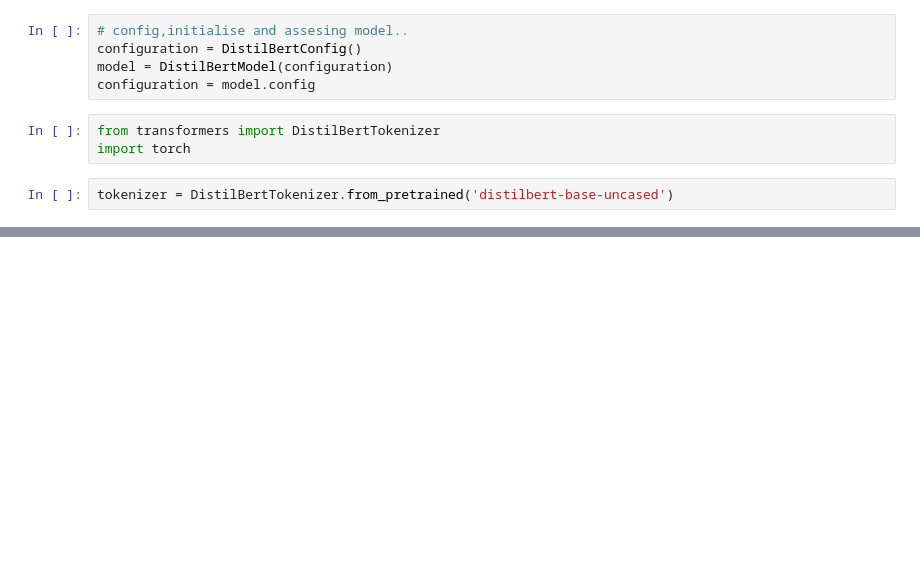
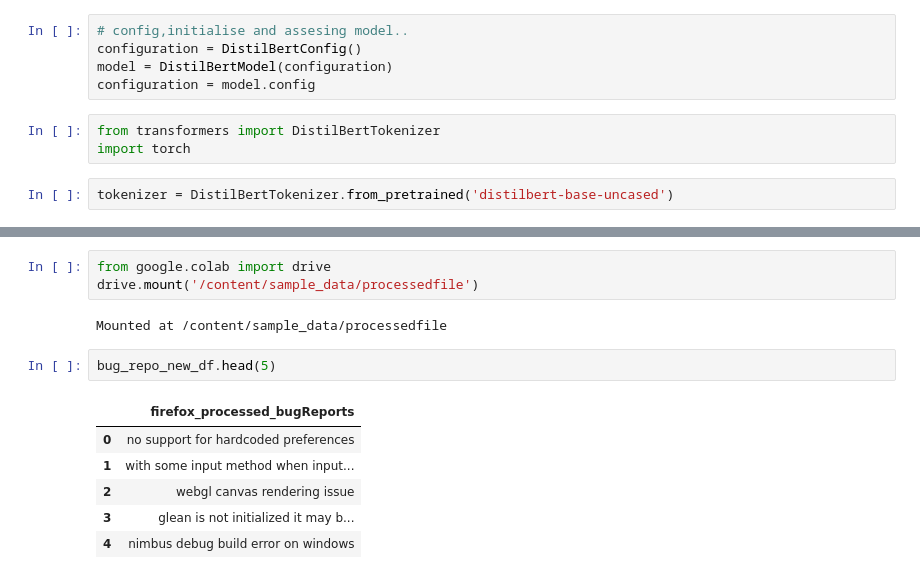
Before and after one commit to cs21m014iittp/ISE_Project, a Jupyter notebook: get_embeddings.ipynb, the cells around one changed output, grey strips where cells are left out. Cells and saved outputs as stored; diff of their text form; blank space fills up the shorter version.

```diff
--- a/get_embeddings.ipynb
+++ b/get_embeddings.ipynb
@@ -157,0 +141,14 @@ input2
+# %%
+from google.colab import drive
+drive.mount('/content/sample_data/processedfile')
+# %% [output]
+Mounted at /content/sample_data/processedfile
+# %%
+bug_repo_new_df.head(5)
+# %% [output]
+|  | firefox_processed_bugReports |
+| 0 | no support for hardcoded preferences |
+| 1 | with some input method when input... |
+| 2 | webgl canvas rendering issue |
+| 3 | glean is not initialized it may b... |
+| 4 | nimbus debug build error on windows |
```
Also changed, not shown: parts of 20 cells of this notebook.
